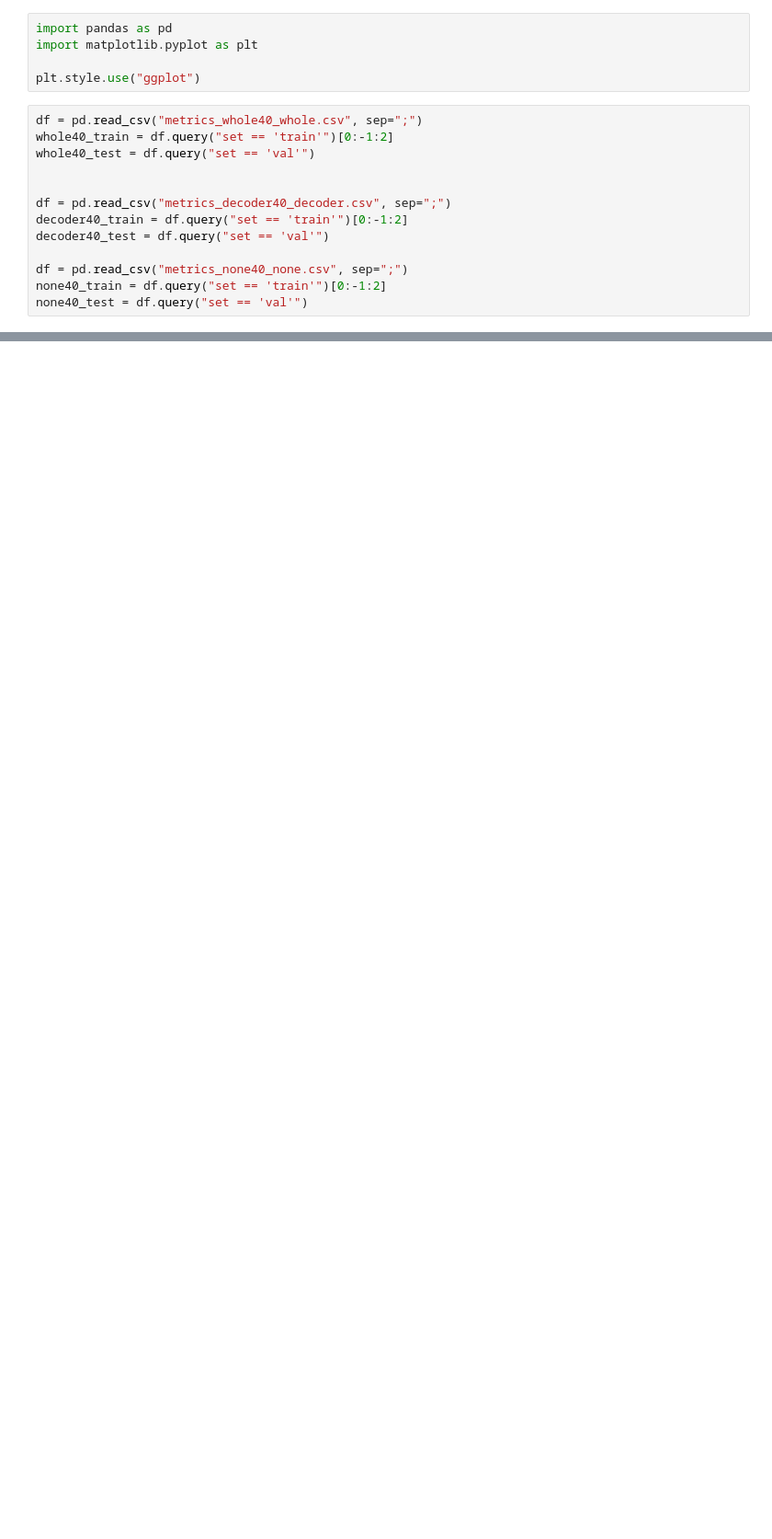
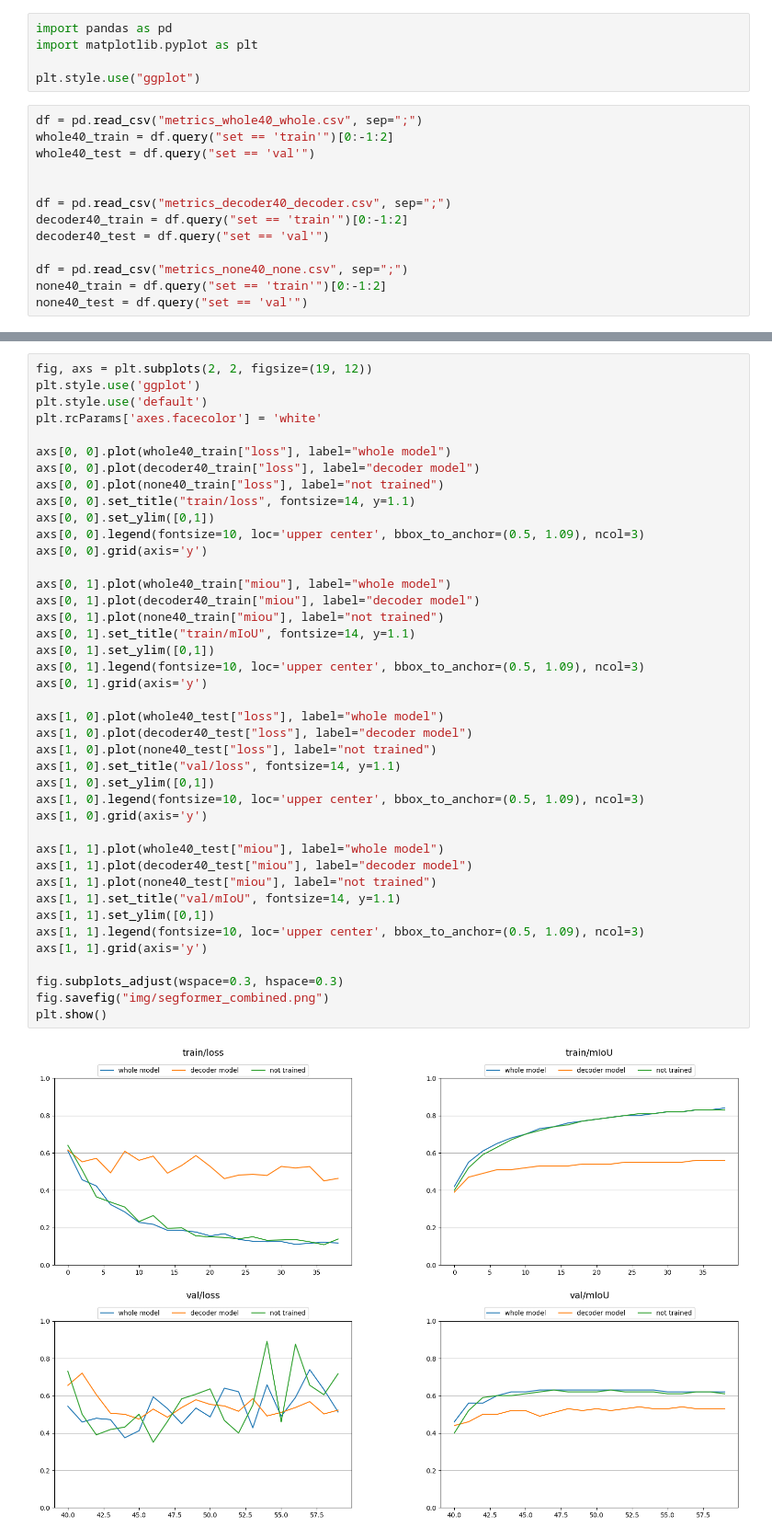
Before and after one commit to custibor99/dlvc_ss24, a Jupyter notebook: assignments/assignment_2/pictures.ipynb, the cells around one changed output, grey strips where cells are left out. Shown at 92% size. Cells and saved outputs as stored; diff of their text form; blank space fills up the shorter version.

```diff
--- a/assignments/assignment_2/pictures.ipynb
+++ b/assignments/assignment_2/pictures.ipynb
@@ -61,3 +68,46 @@ fig.legend()
+# %%
+fig, axs = plt.subplots(2, 2, figsize=(19, 12))
+plt.style.use('ggplot')
+plt.style.use('default')
+plt.rcParams['axes.facecolor'] = 'white'
+
+axs[0, 0].plot(whole40_train["loss"], label="whole model")
+axs[0, 0].plot(decoder40_train["loss"], label="decoder model")
+axs[0, 0].plot(none40_train["loss"], label="not trained")
+axs[0, 0].set_title("train/loss", fontsize=14, y=1.1)
+axs[0, 0].set_ylim([0,1])
+axs[0, 0].legend(fontsize=10, loc='upper center', bbox_to_anchor=(0.5, 1.09), ncol=3)
+axs[0, 0].grid(axis='y')
+
+axs[0, 1].plot(whole40_train["miou"], label="whole model")
+axs[0, 1].plot(decoder40_train["miou"], label="decoder model")
+axs[0, 1].plot(none40_train["miou"], label="not trained")
+axs[0, 1].set_title("train/mIoU", fontsize=14, y=1.1)
+axs[0, 1].set_ylim([0,1])
+axs[0, 1].legend(fontsize=10, loc='upper center', bbox_to_anchor=(0.5, 1.09), ncol=3)
+axs[0, 1].grid(axis='y')
+
+axs[1, 0].plot(whole40_test["loss"], label="whole model")
+axs[1, 0].plot(decoder40_test["loss"], label="decoder model")
+axs[1, 0].plot(none40_test["loss"], label="not trained")
+axs[1, 0].set_title("val/loss", fontsize=14, y=1.1)
+axs[1, 0].set_ylim([0,1])
+axs[1, 0].legend(fontsize=10, loc='upper center', bbox_to_anchor=(0.5, 1.09), ncol=3)
+axs[1, 0].grid(axis='y')
+
+axs[1, 1].plot(whole40_test["miou"], label="whole model")
+axs[1, 1].plot(decoder40_test["miou"], label="decoder model")
+axs[1, 1].plot(none40_test["miou"], label="not trained")
+axs[1, 1].set_title("val/mIoU", fontsize=14, y=1.1)
+axs[1, 1].set_ylim([0,1])
+axs[1, 1].legend(fontsize=10, loc='upper center', bbox_to_anchor=(0.5, 1.09), ncol=3)
+axs[1, 1].grid(axis='y')
+
+fig.subplots_adjust(wspace=0.3, hspace=0.3)
+fig.savefig("img/segformer_combined.png")
+plt.show()
+# %% [output]
+[figure, added]
 # %%
 whole40_test
 # %% [output]
```
Also changed, not shown: parts of 4 cells of this notebook, 7 other files.
